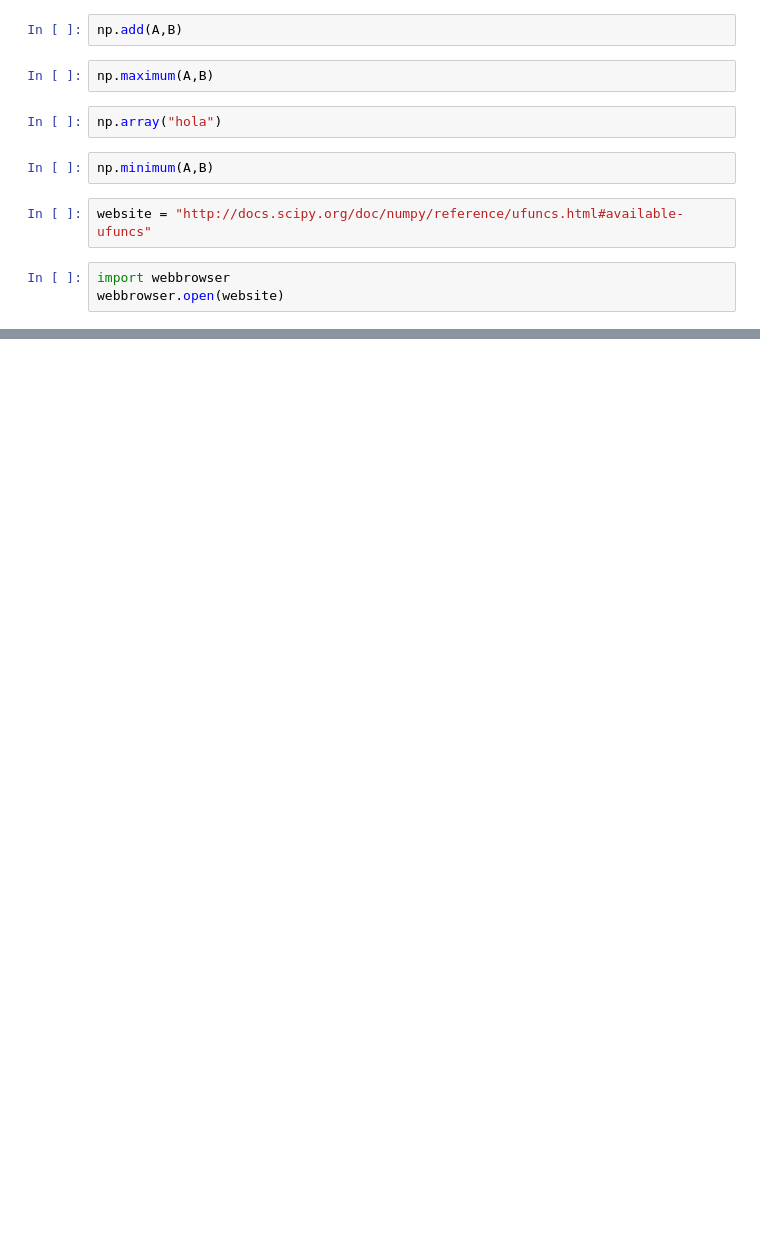
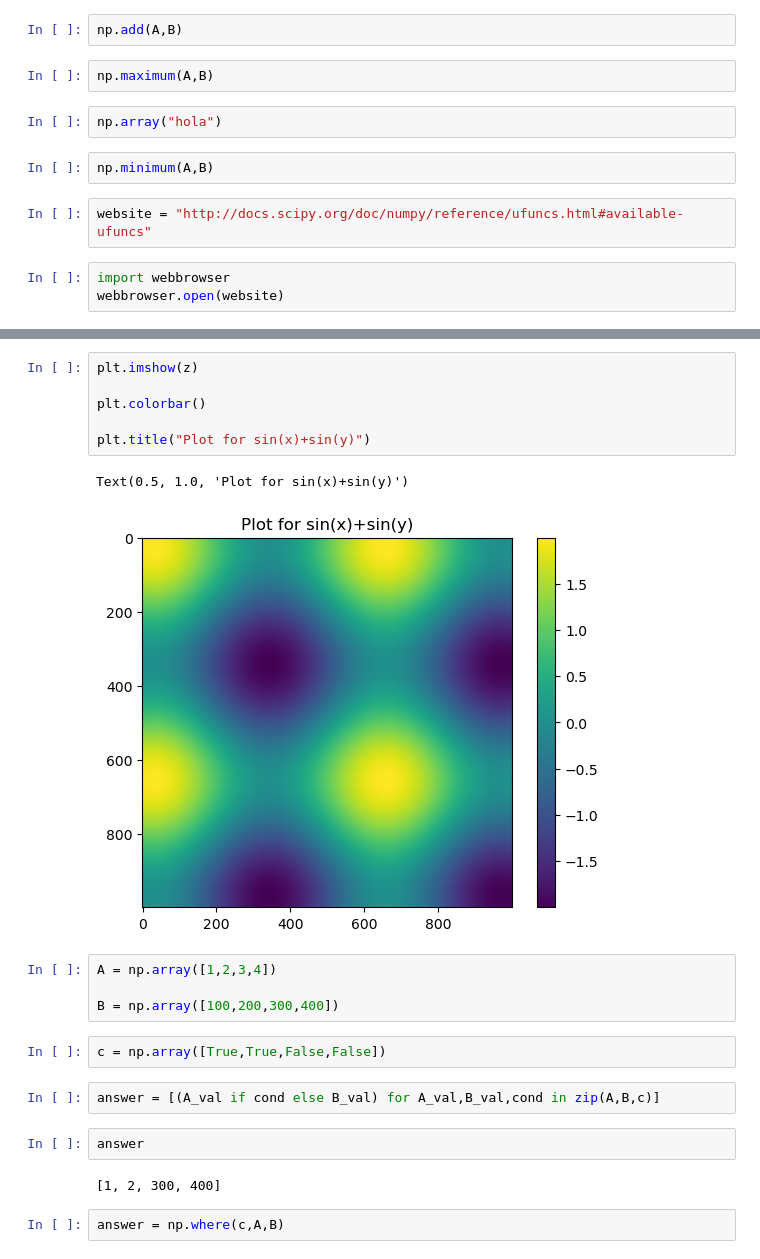
Before and after one commit to Luca123456789101112/Personal_Developer, a Jupyter notebook: Data analytics/Array.ipynb, the cells around one changed output, grey strips where cells are left out. Cells and saved outputs as stored; diff of their text form; blank space fills up the shorter version.

```diff
--- a/Data analytics/Array.ipynb
+++ b/Data analytics/Array.ipynb
@@ -366,0 +414,23 @@ AttributeError: 'numpy.ndarray' object has no attribute 'append'
+# %%
+plt.imshow(z)
+
+plt.colorbar()
+
+plt.title("Plot for sin(x)+sin(y)")
+# %% [output]
+Text(0.5, 1.0, 'Plot for sin(x)+sin(y)')
+[figure, added]
+# %%
+A = np.array([1,2,3,4])
+
+B = np.array([100,200,300,400])
+# %%
+c = np.array([True,True,False,False])
+# %%
+answer = [(A_val if cond else B_val) for A_val,B_val,cond in zip(A,B,c)]
+# %%
+answer
+# %% [output]
+[1, 2, 300, 400]
+# %%
+answer = np.where(c,A,B)
```
Also changed, not shown: parts of 16 cells of this notebook.
